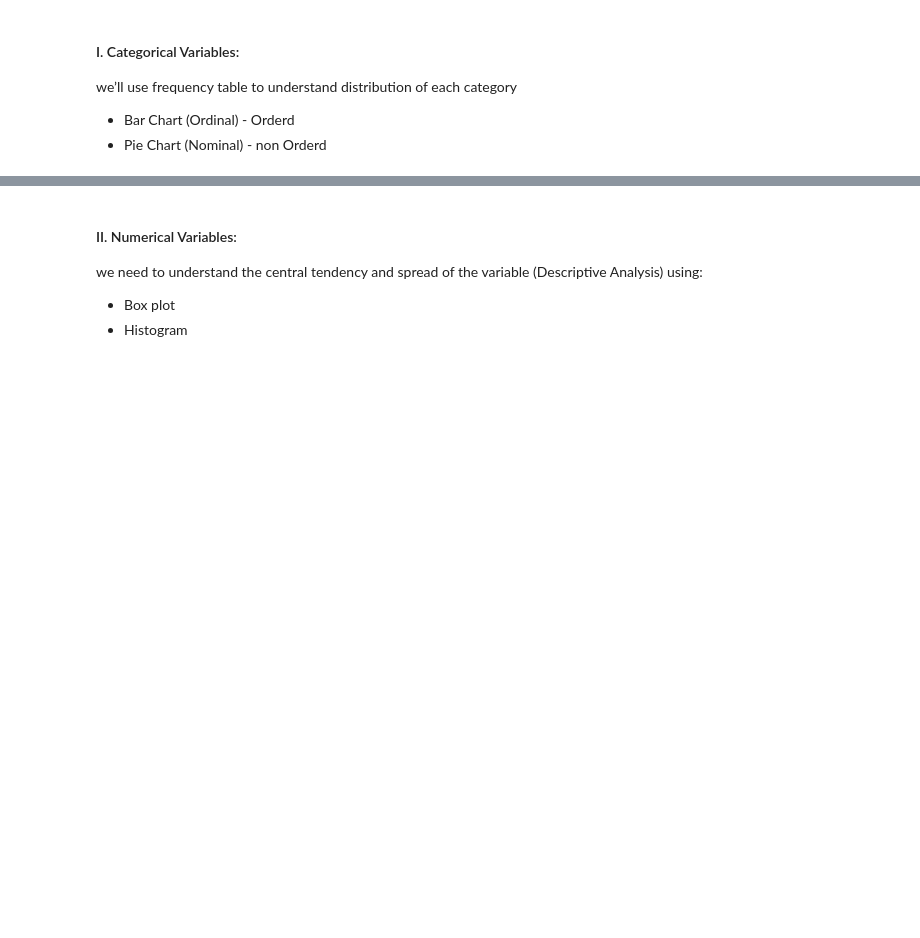
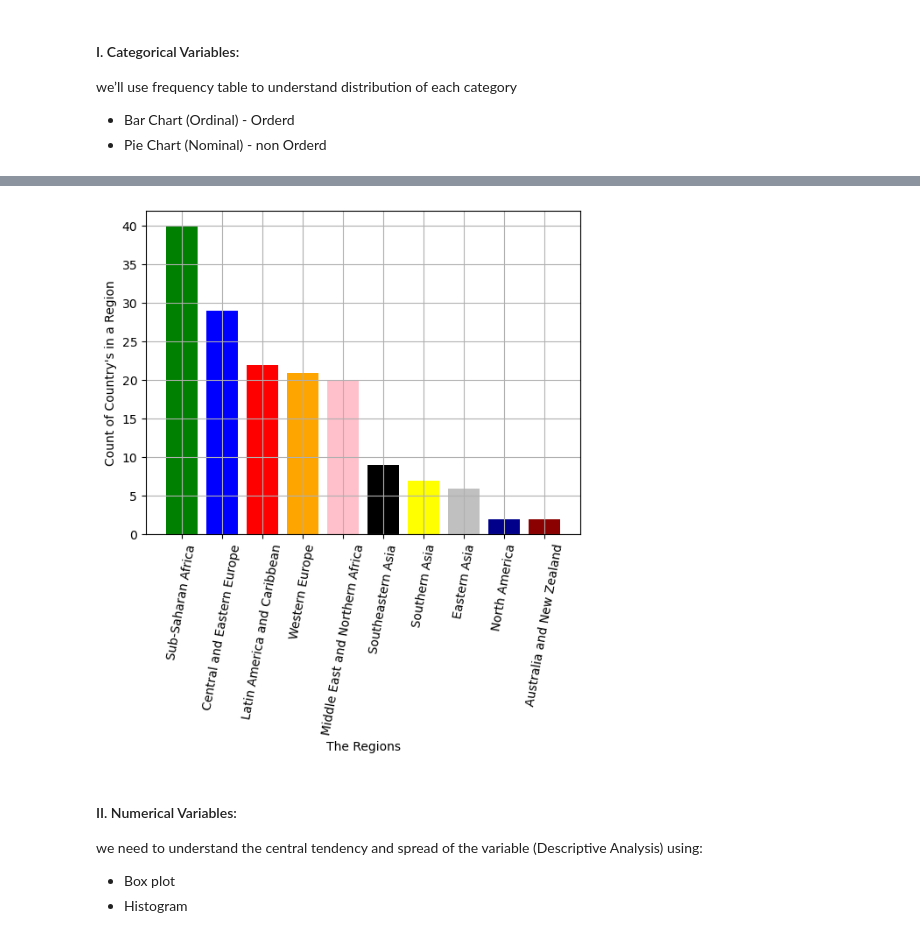
Before and after one commit to Tuwaiq-DS-ML-bootcamp-V-9/Usecase-2, a Jupyter notebook: EDA explain template_MeshalAlsanari.ipynb, the cells around one changed output, grey strips where cells are left out. Drawn from its saved outputs; the diff is of its cells as text; code cells hidden in the pictures; blank space fills up the shorter version.

```diff
--- a/EDA explain template_MeshalAlsanari.ipynb
+++ b/EDA explain template_MeshalAlsanari.ipynb
@@ -1073,3 +1155,18 @@ we’ll use frequency table to understand distribution of each category
+# %%
+#bar chart
+# how many country from a region that what involved in our data.
+plt.bar(
+        Region_count.index,
+        Region_count.values,
+        color=['green', 'blue', 'red', 'orange',"pink","black","yellow","silver","darkblue","darkred"]
+       );
+plt.ylabel("Count of Country's in a Region")
+plt.xlabel("The Regions")
+plt.grid()
+plt.xticks(rotation=80)# rotate the xlabel
+plt.show();
+# %% [output]
+[figure, added]
 # %% [markdown]
 #### II. Numerical Variables:
 
```
Also changed, not shown: parts of 48 cells of this notebook, 5 other files.
